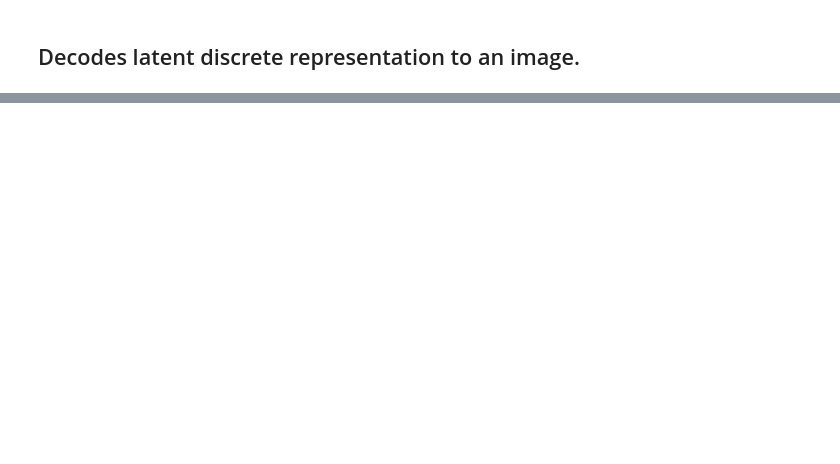
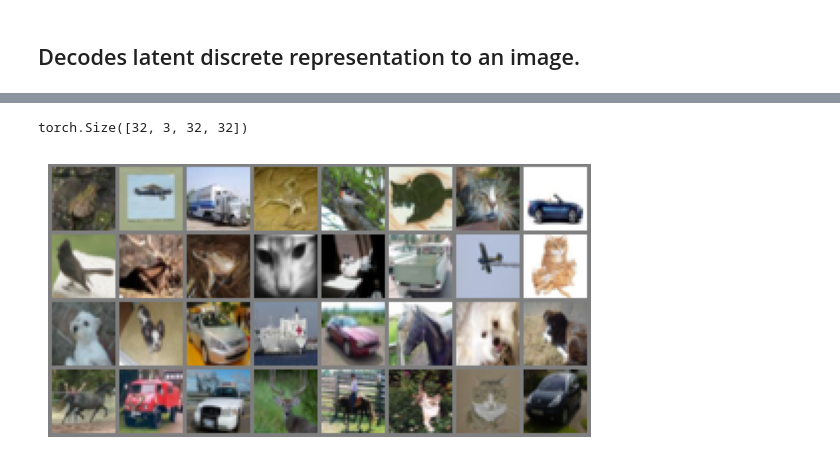
Before and after one commit to jean-kunz/cop_diffusion, a Jupyter notebook: nbks/ref_vq_vae.ipynb, the cells around one changed output, grey strips where cells are left out. Cells and saved outputs as stored; diff of their text form; code cells hidden in the pictures; blank space fills up the shorter version.

```diff
--- a/nbks/ref_vq_vae.ipynb
+++ b/nbks/ref_vq_vae.ipynb
@@ -647,5 +667,8 @@ def reconstruct(data_loader, model):
 # %%
 x_val, x_val_recon, z_q, e_indices = reconstruct(validation_loader, model)
 print(x_val.shape)
-display_image_grid(x_val)
+show_image(x_val)
+# %% [output]
+torch.Size([32, 3, 32, 32])
+[figure, added]
 # %%
```
Also changed, not shown: parts of 13 cells of this notebook.
